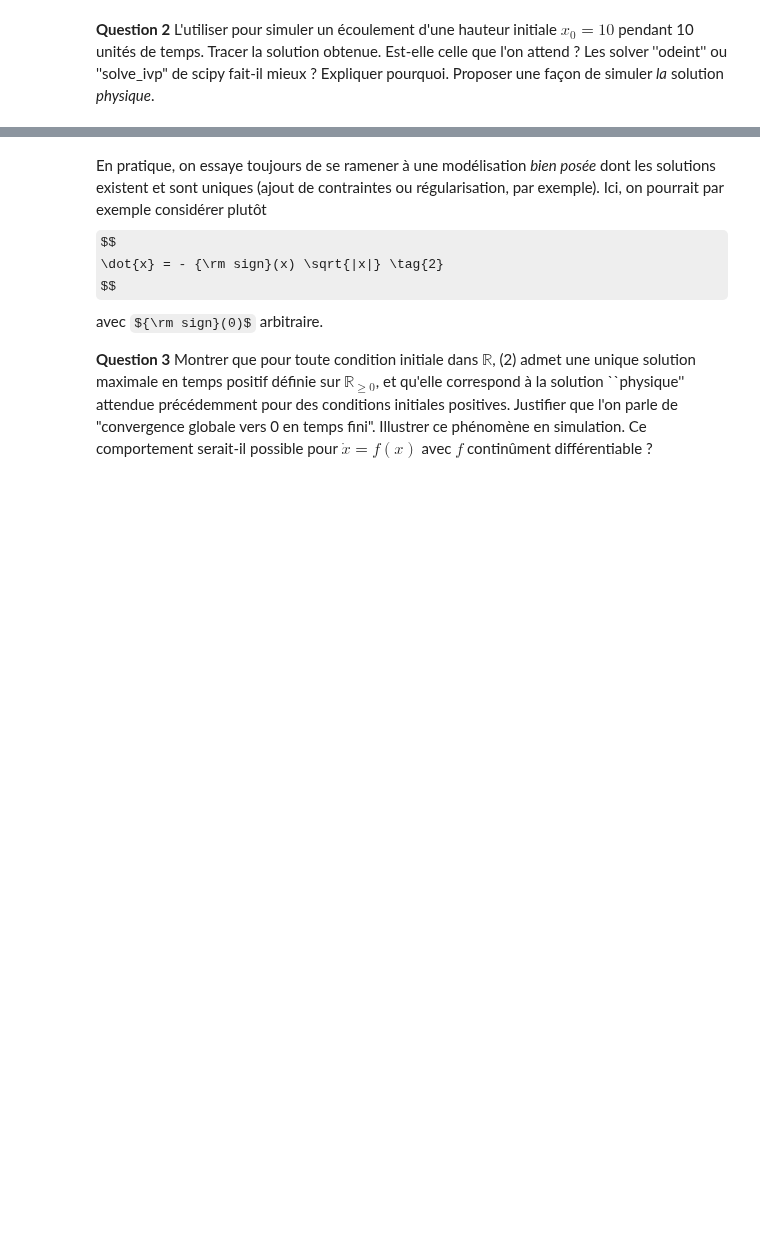
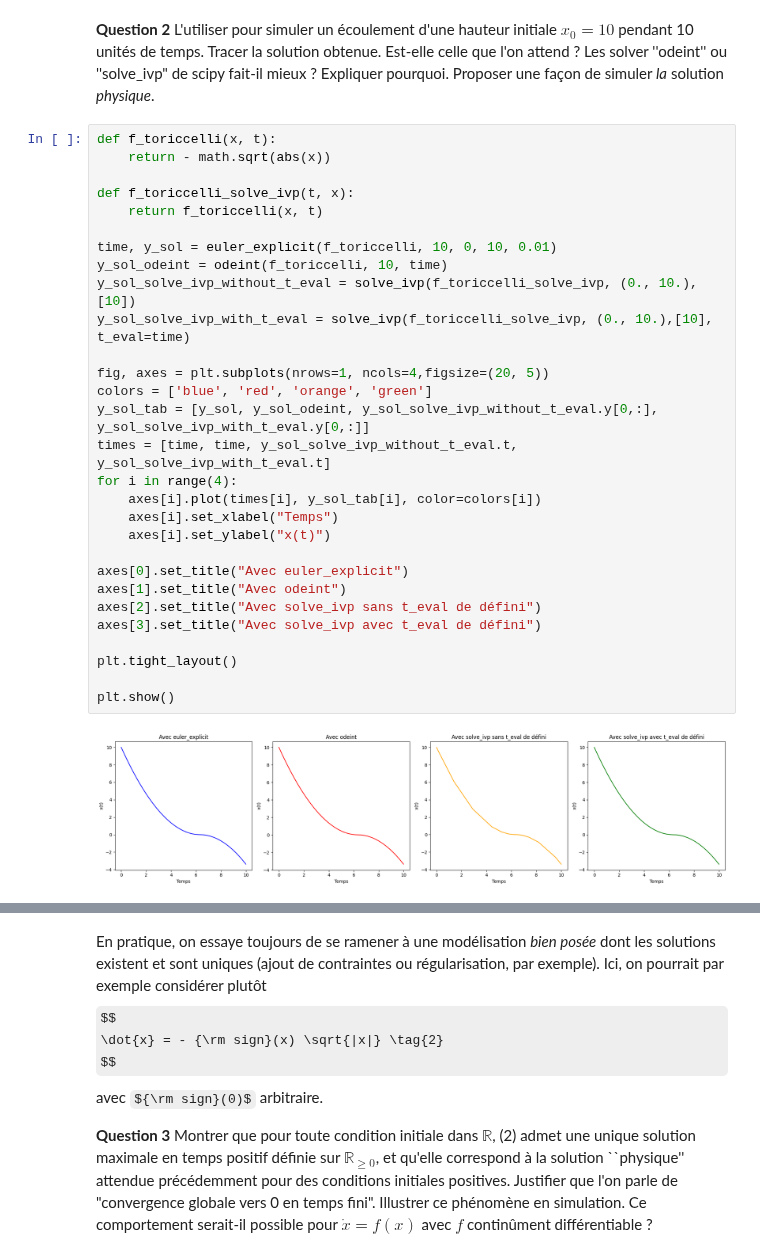
Before and after one commit to louismaguer/projet-maths-info, a Jupyter notebook: Projet - Equations Différentielles - 2025.ipynb, the cells around one changed output, grey strips where cells are left out. Saved outputs shown, nothing was run; the diff lists cells and outputs as text; some formulas as TeX source; blank space fills up the shorter version.

```diff
--- a/Projet - Equations Différentielles - 2025.ipynb
+++ b/Projet - Equations Différentielles - 2025.ipynb
@@ -50,3 +52,34 @@ def euler_explicit(f,x0,t0,tf,dt):
     return time, sol
 # %% [markdown]
 **Question 2** L'utiliser pour simuler un écoulement d'une hauteur initiale $x_0=10$ pendant 10 unités de temps. Tracer la solution obtenue. Est-elle celle que l'on attend ? Les solver ''odeint'' ou ''solve_ivp" de scipy fait-il mieux ? Expliquer pourquoi. Proposer une façon de simuler *la* solution *physique*.
+# %%
+def f_toriccelli(x, t):
+    return - math.sqrt(abs(x))
+
+def f_toriccelli_solve_ivp(t, x):
+    return f_toriccelli(x, t)
+
+time, y_sol = euler_explicit(f_toriccelli, 10, 0, 10, 0.01)
+y_sol_odeint = odeint(f_toriccelli, 10, time)
+y_sol_solve_ivp_without_t_eval = solve_ivp(f_toriccelli_solve_ivp, (0., 10.), [10])
+y_sol_solve_ivp_with_t_eval = solve_ivp(f_toriccelli_solve_ivp, (0., 10.),[10],  t_eval=time)
+
+fig, axes = plt.subplots(nrows=1, ncols=4,figsize=(20, 5))
+colors = ['blue', 'red', 'orange', 'green']
+y_sol_tab = [y_sol, y_sol_odeint, y_sol_solve_ivp_without_t_eval.y[0,:], y_sol_solve_ivp_with_t_eval.y[0,:]]
+times = [time, time, y_sol_solve_ivp_without_t_eval.t, y_sol_solve_ivp_with_t_eval.t]
+for i in range(4):
+    axes[i].plot(times[i], y_sol_tab[i], color=colors[i])
+    axes[i].set_xlabel("Temps")
+    axes[i].set_ylabel("x(t)")
+
+axes[0].set_title("Avec euler_explicit")
+axes[1].set_title("Avec odeint")
+axes[2].set_title("Avec solve_ivp sans t_eval de défini")
+axes[3].set_title("Avec solve_ivp avec t_eval de défini")
+
+plt.tight_layout()
+
+plt.show()
+# %% [output]
+[figure, added]
```
Also changed, not shown: parts of 2 cells of this notebook.
